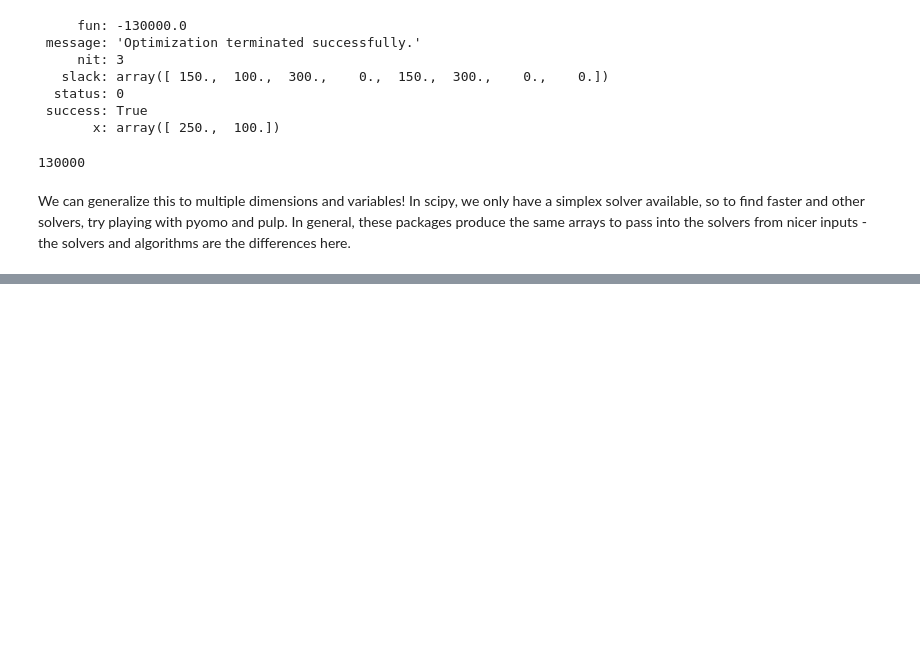
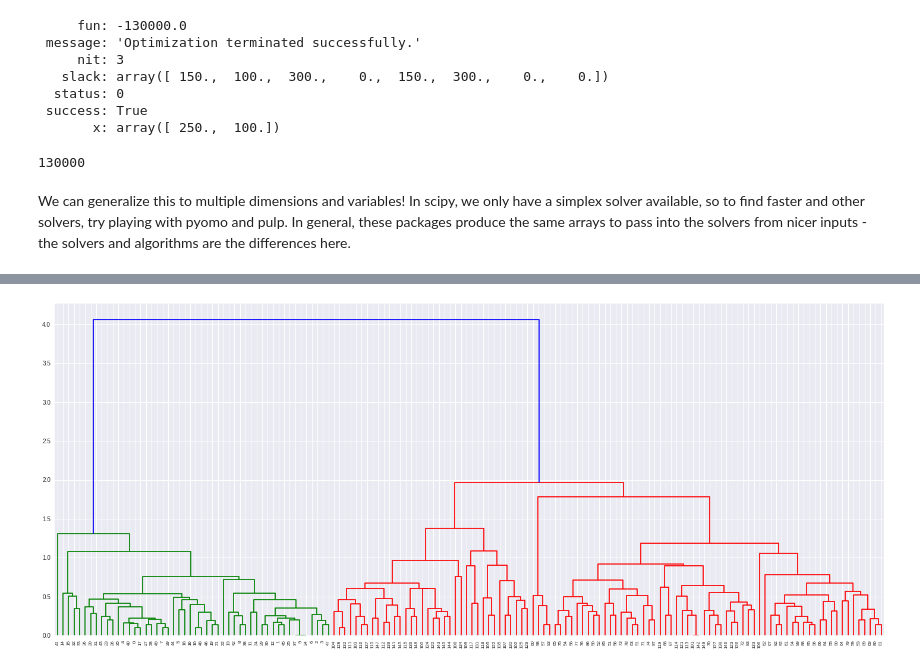
Before and after one commit to jeremycg/pythoncourse, a Jupyter notebook: _site/assets/notebooks/r&d/lesson 06.ipynb, the cells around one changed output, grey strips where cells are left out. Drawn from its saved outputs; the diff is of its cells as text; code cells hidden in the pictures; blank space fills up the shorter version.

```diff
--- a/_site/assets/notebooks/r&d/lesson 06.ipynb
+++ b/_site/assets/notebooks/r&d/lesson 06.ipynb
@@ -267,0 +345,9 @@ We can generalize this to multiple dimensions and variables! In scipy, we only h
+# %%
+plt.figure(figsize=(25, 10))
+dendrogram(
+    linkagemat,
+    leaf_rotation=90.,  # rotates the x axis labels
+    leaf_font_size=8.  # font size for the x axis labels
+);
+# %% [output]
+[figure, added]
```
Also changed, not shown: parts of 16 cells of this notebook, 6 other files.
